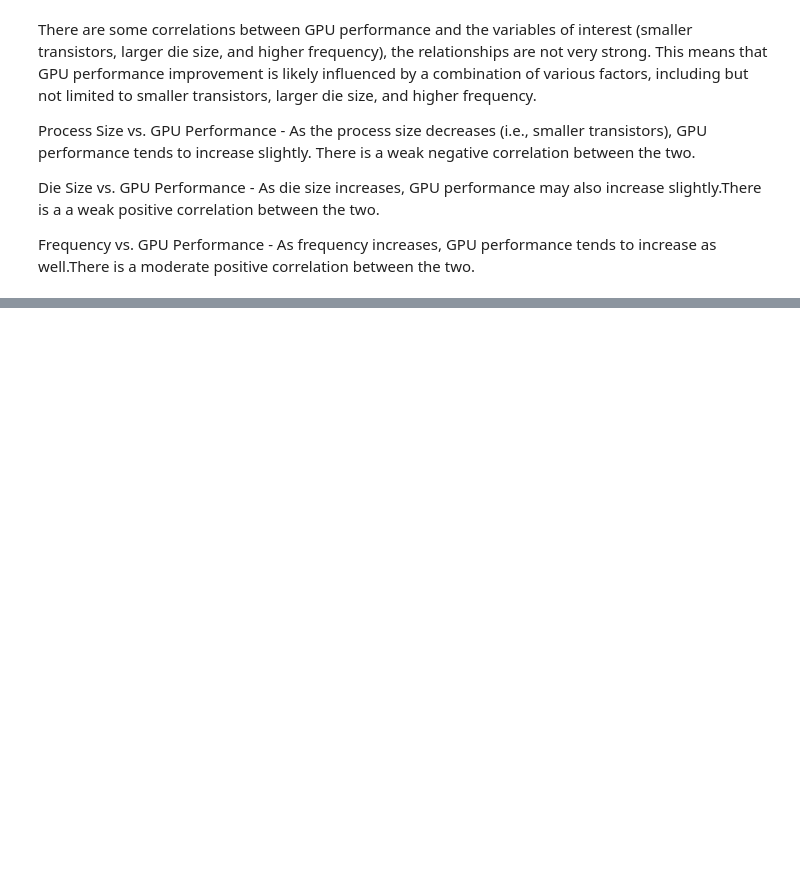
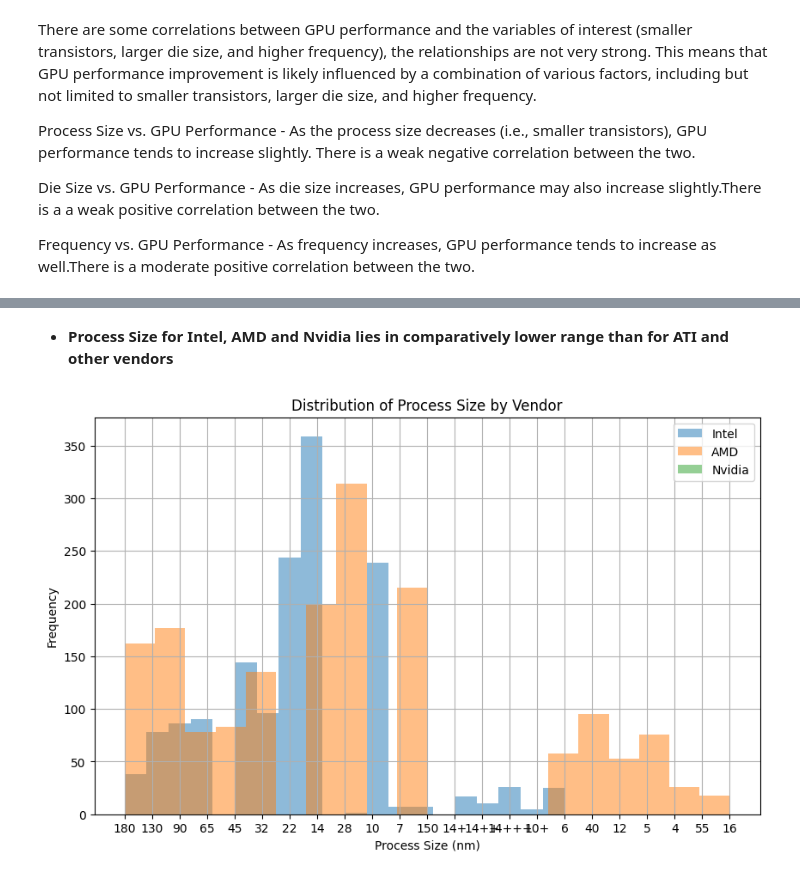
Before and after one commit to Iveynganga/MACHINE-LEARNING-1, a Jupyter notebook: DataCleaningProject.ipynb, the cells around one changed output, grey strips where cells are left out. Cells and saved outputs as stored; diff of their text form; code cells hidden in the pictures; blank space fills up the shorter version.

```diff
--- a/DataCleaningProject.ipynb
+++ b/DataCleaningProject.ipynb
@@ -317,0 +357,27 @@ Frequency vs. GPU Performance - As frequency increases, GPU performance tends to
+# %% [markdown]
+- **Process Size for Intel, AMD and Nvidia lies in comparatively lower range than for ATI and other vendors**
+# %%
+import pandas as pd
+import matplotlib.pyplot as plt
+
+#load dataset
+df=pd.read_csv('/content/chip_dataset.csv')
+
+# Filter the dataset for relevant vendors
+relevant_vendors = ["Intel", "AMD", "Nvidia"]
+filtered_df = df[df['Vendor'].isin(relevant_vendors)]
+
+# Plotting
+plt.figure(figsize=(10, 6))
+for vendor in relevant_vendors:
+    vendor_data = filtered_df[filtered_df['Vendor'] == vendor]
+    plt.hist(vendor_data['Process Size (nm)'], bins=20, alpha=0.5, label=vendor)
+
+plt.title('Distribution of Process Size by Vendor')
+plt.xlabel('Process Size (nm)')
+plt.ylabel('Frequency')
+plt.legend()
+plt.grid(True)
+plt.show()
+# %% [output]
+[figure, added]
```
Also changed, not shown: parts of 22 cells of this notebook.
